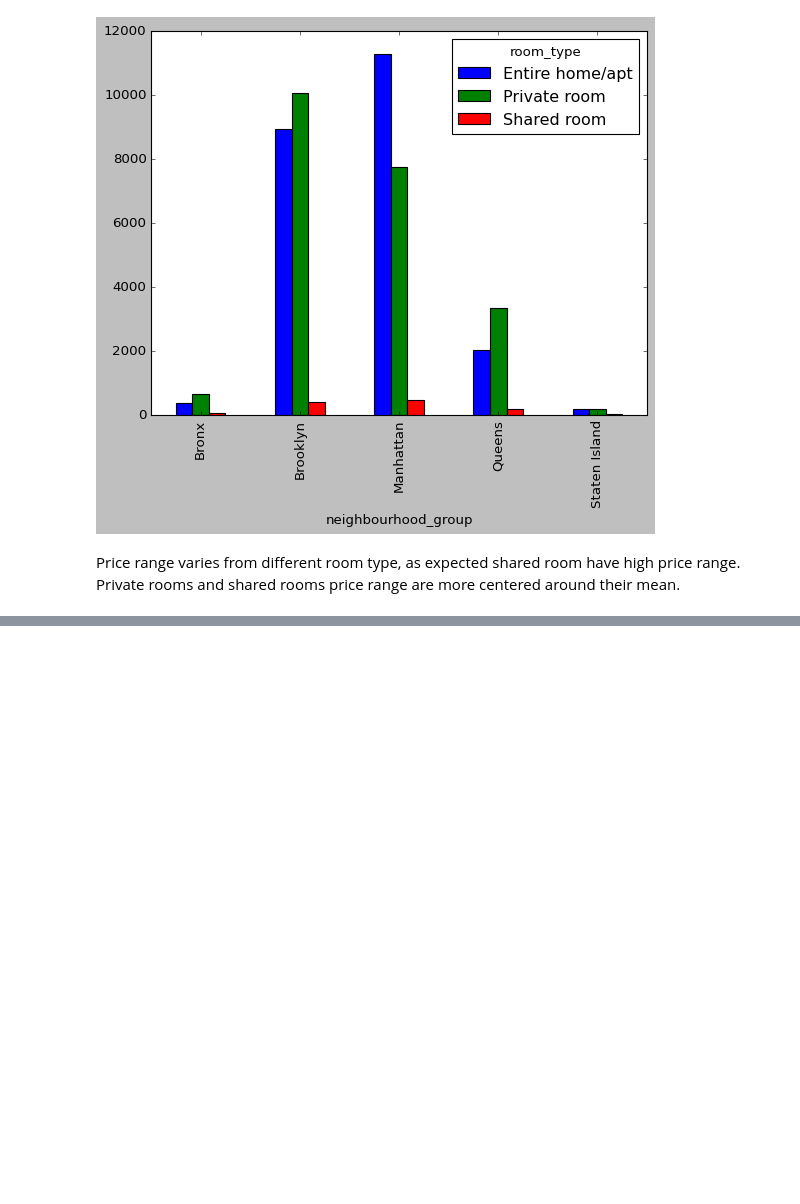
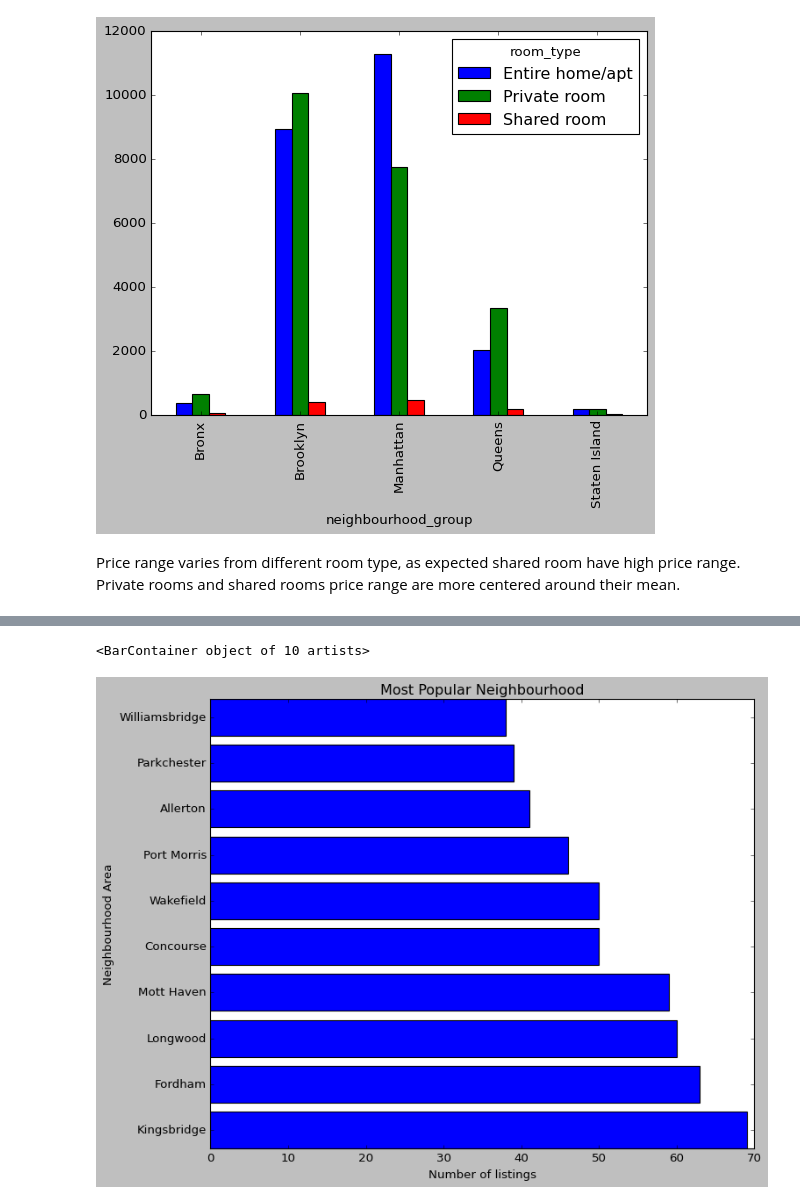
Before and after one commit to AkashSalmuthe/Airbnb-Bookings-Analysis---Akash-Salmuthe, a Jupyter notebook: Airbnb_Bookings_Analysis_Capstone_Project.ipynb, the cells around one changed output, grey strips where cells are left out. Drawn from its saved outputs; the diff is of its cells as text; code cells hidden in the pictures; blank space fills up the shorter version.

```diff
--- a/Airbnb_Bookings_Analysis_Capstone_Project.ipynb
+++ b/Airbnb_Bookings_Analysis_Capstone_Project.ipynb
@@ -366,0 +385,18 @@ Price range varies from different room type, as expected shared room have high p
+# %%
+Bronx=df.loc[df['neighbourhood_group']=='Bronx'].reset_index()
+Bronx.drop(['index'], axis=1,inplace= True)
+# %%
+data = Bronx.neighbourhood.value_counts().head(10)
+
+plt.figure(figsize=(10, 8))
+x = list(data.index)
+y = list(data.values)
+
+plt.title("Most Popular Neighbourhood")
+plt.ylabel("Neighbourhood Area")
+plt.xlabel("Number of listings")
+
+plt.barh(x, y)
+# %% [output]
+<BarContainer object of 10 artists>
+[figure, added]
```
Also changed, not shown: parts of 15 cells of this notebook.
